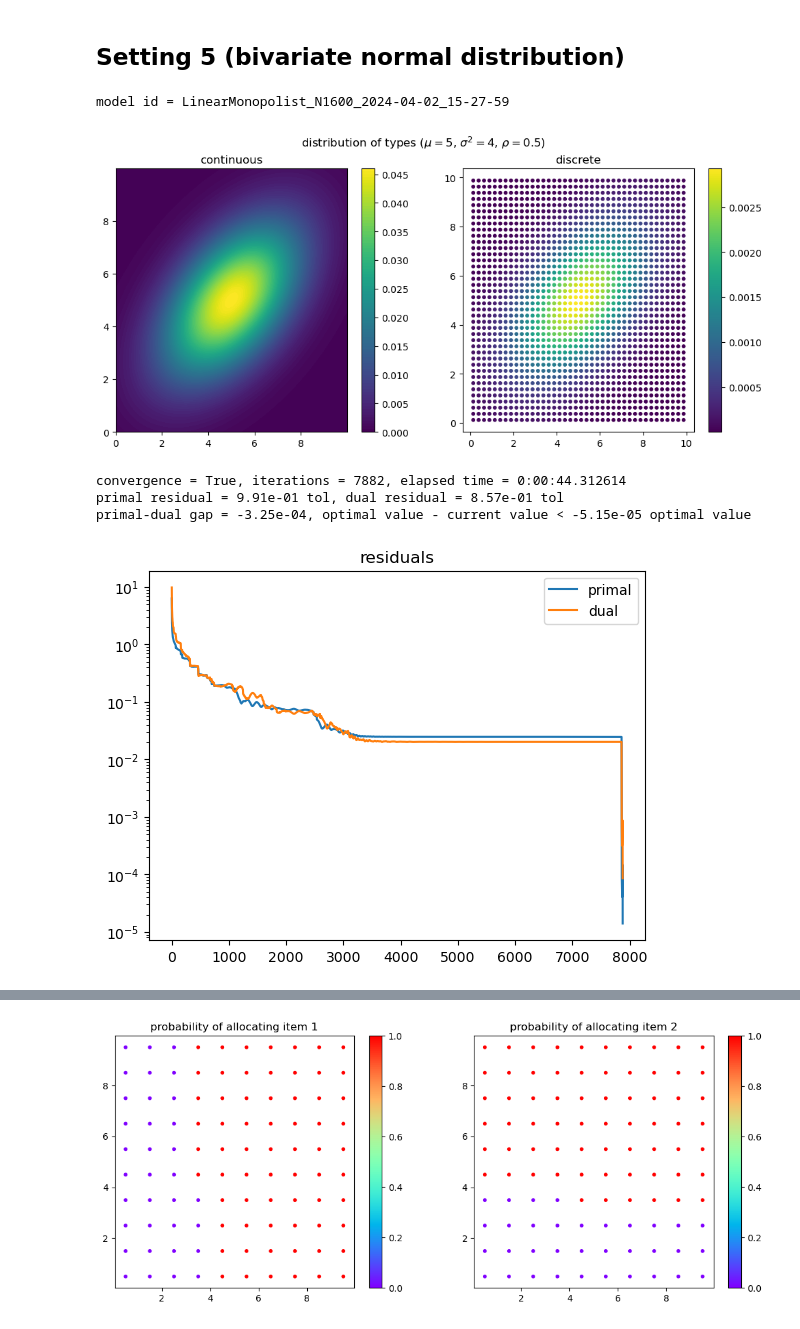
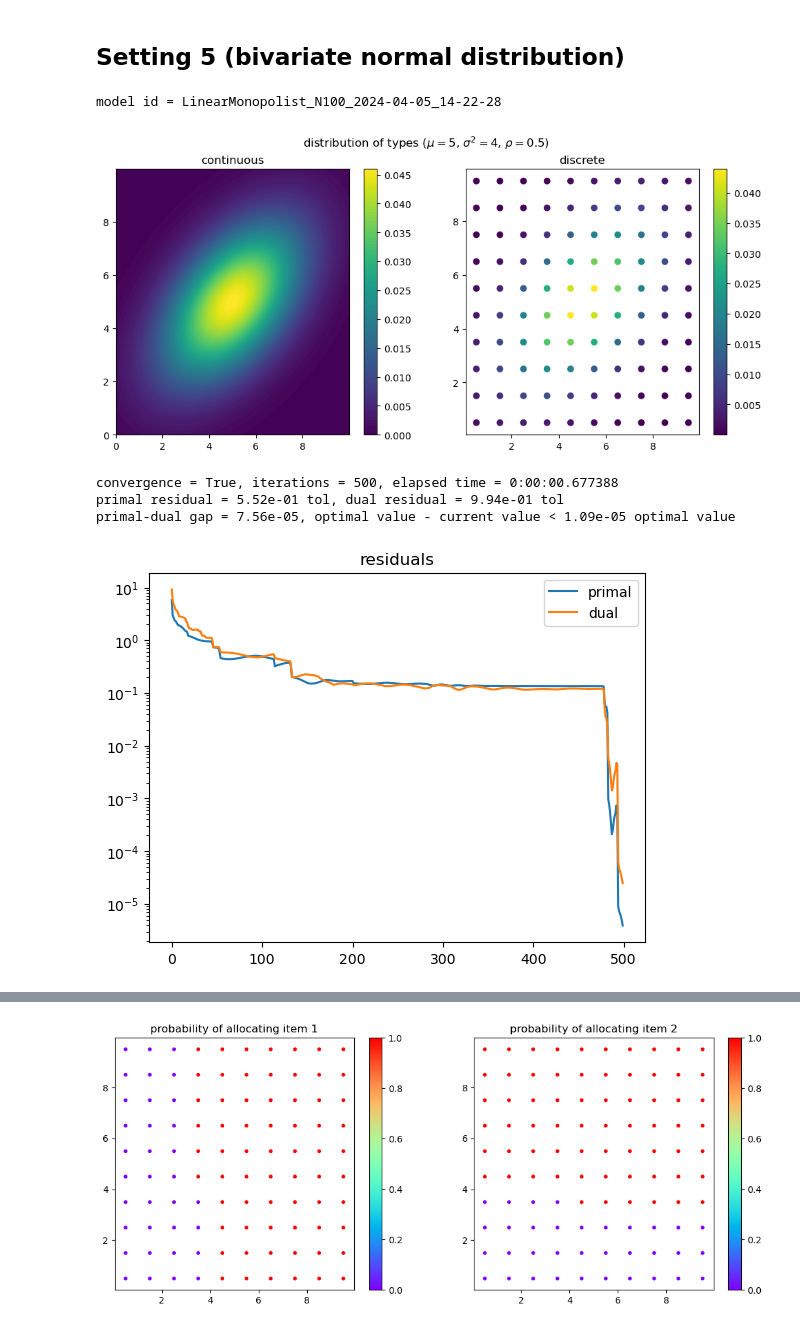
Before and after one commit to x-dupuis/screening-algo, a Jupyter notebook: examples/linear_monopolist.ipynb, the cells around one changed output, grey strips where cells are left out. Saved outputs shown, nothing was run; the diff lists cells and outputs as text; code cells hidden in the pictures.

```diff
--- a/examples/linear_monopolist.ipynb
+++ b/examples/linear_monopolist.ipynb
@@ -284,39 +281,37 @@ NameError: name 'model' is not defined
 # %%
 from scipy.stats import multivariate_normal
 import matplotlib.pyplot as plt
 
-n0, n1 = 40, 40
+n0, n1 = 10, 10
 t0, t1 =  np.linspace(0, 10, num=n0+1, dtype=np.float32), np.linspace(0, 10, num=n1+1, dtype=np.float32)  #  [1, 1.5, 3], [0, 0.5, 1]
 theta0 = (t0[1:]+t0[:-1])/2 ; theta1 = (t1[1:]+t1[:-1])/2
 theta0, theta1 = np.meshgrid(theta0,theta1)
 theta = np.stack((theta0.flatten(), theta1.flatten())); N = theta.shape[-1] # number of types
 
 mu = 5; sigma2 = 4; rho = 0.5
 distribution = multivariate_normal(mu*np.array([1, 1]), sigma2*np.array([[1, rho], [rho,1]]))
 cd = distribution.cdf(np.dstack(np.meshgrid(t0,t1)))
 f = cd[1:,1:] + cd[:-1,:-1] - cd[1:,:-1] - cd[:-1,1:]
 f = f.flatten() /  np.sum(f) # weights in the distribution
 
 ### Model parameters setting
-param = {'substituable':False}   # False for indivisible goods (constraints = cube), True for substituable goods (constraints = simplex)
+param = {'substituable':False, 'mu':mu, 'simga2':sigma2, 'rho':rho}   # False for indivisible goods (constraints = cube), True for substituable goods (constraints = simplex)
 
 ### Objects
 model = LinearMonopolist(theta, f, param)
-model.all()
-
 
 fig, axs = plt.subplots(1,2, figsize=(12,5))
 c0, c1 = np.mgrid[np.min(t0):np.max(t0):0.01, np.min(t1):np.max(t1):0.01]
 ctypes = axs[0].contourf(c0, c1, distribution.pdf(np.dstack((c0, c1))), 100)
 _ = fig.colorbar(ctypes)
 _ = axs[0].set_title('continuous')
-dtypes = axs[1].scatter(theta0, theta1, c=f, s=10)
+dtypes = axs[1].scatter(theta0, theta1, c=f)
 _ = fig.colorbar(dtypes)
 _ = axs[1].set_title('discrete')
 _ = fig.suptitle(rf'distribution of types ($\mu=${mu}, $\sigma^2=${sigma2}, $\rho=${rho})')
 # %% [output]
-model id = LinearMonopolist_N1600_2024-04-02_15-27-59
+model id = LinearMonopolist_N100_2024-04-05_14-22-28
-[figure, old version]
+[figure, new version]
 # %%
 path = 'results/Schmalensee/'+model.id+'_distribution'
 fig.savefig(path, bbox_inches="tight", pad_inches=0.05)
@@ -325,10 +320,10 @@ model.all()
 model.solve(stepratio=0.5, it_max=1e4, tol_primal=1e-6, tol_dual=1e-6, scale=True,) #path='results/'+model.id
 model.residuals(title='residuals')
 # %% [output]
-convergence = True, iterations = 7882, elapsed time = 0:00:44.312614
-primal residual = 9.91e-01 tol, dual residual = 8.57e-01 tol
-primal-dual gap = -3.25e-04, optimal value - current value < -5.15e-05 optimal value
+convergence = True, iterations = 500, elapsed time = 0:00:00.677388
+primal residual = 5.52e-01 tol, dual residual = 9.94e-01 tol
+primal-dual gap = 7.56e-05, optimal value - current value < 1.09e-05 optimal value
-[figure, old version]
+[figure, new version]
 # %%
 kmax = ceil(sqrt(N))+1
 t_start = timer()
```
Also changed, not shown: parts of 13 cells of this notebook.
